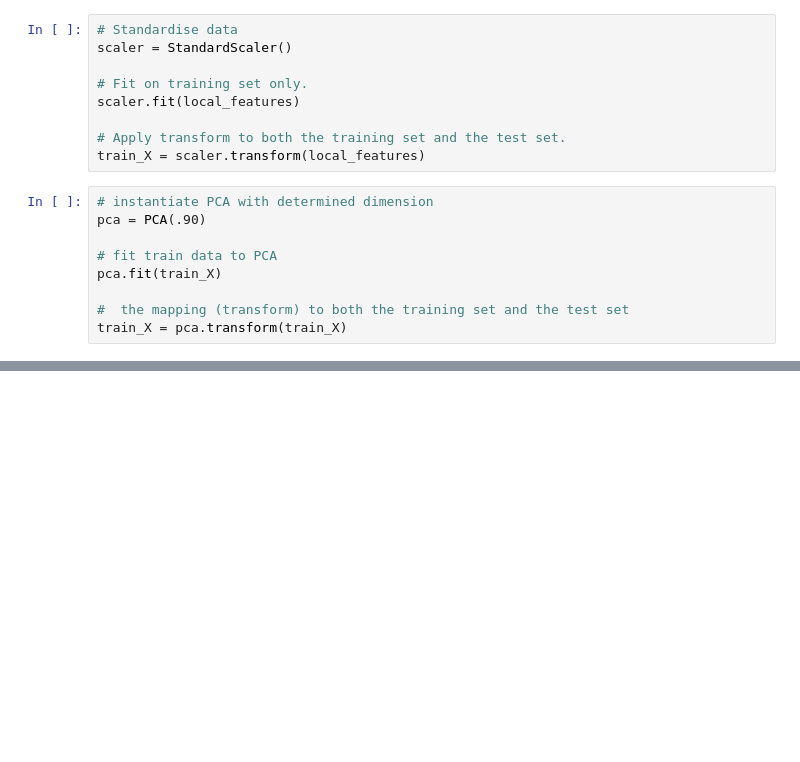
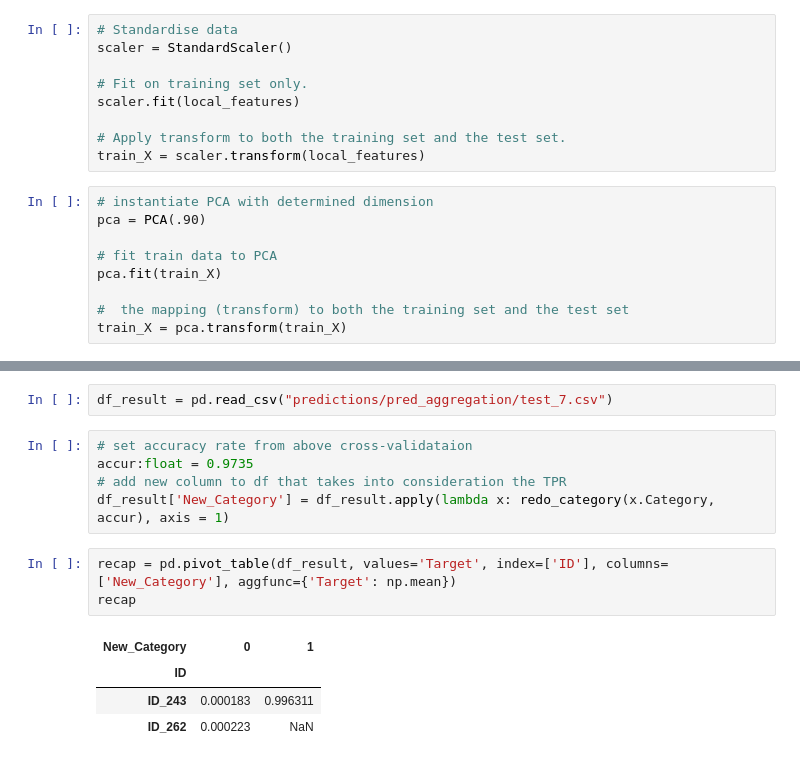
Before and after one commit to Peischlili/BreastCancer_Metastases_Detection, a Jupyter notebook: LDA_PCA_local.ipynb, the cells around one changed output, grey strips where cells are left out. Drawn from its saved outputs; the diff is of its cells as text; blank space fills up the shorter version.

```diff
--- a/LDA_PCA_local.ipynb
+++ b/LDA_PCA_local.ipynb
@@ -477,0 +596,15 @@ AUC: mean 0.9536528497474988, std 0.010253943353540487
+# %%
+df_result = pd.read_csv("predictions/pred_aggregation/test_7.csv")
+# %%
+# set accuracy rate from above cross-validataion
+accur:float = 0.9735
+# add new column to df that takes into consideration the TPR
+df_result['New_Category'] = df_result.apply(lambda x: redo_category(x.Category, accur), axis = 1)
+# %%
+recap = pd.pivot_table(df_result, values='Target', index=['ID'], columns=['New_Category'], aggfunc={'Target': np.mean})
+recap
+# %% [output]
+| New_Category | 0 | 1 |
+| ID |  |  |
+| ID_243 | 0.000183 | 0.996311 |
+| ID_262 | 0.000223 | NaN |
```
Also changed, not shown: parts of 24 cells of this notebook, 2 other files.
